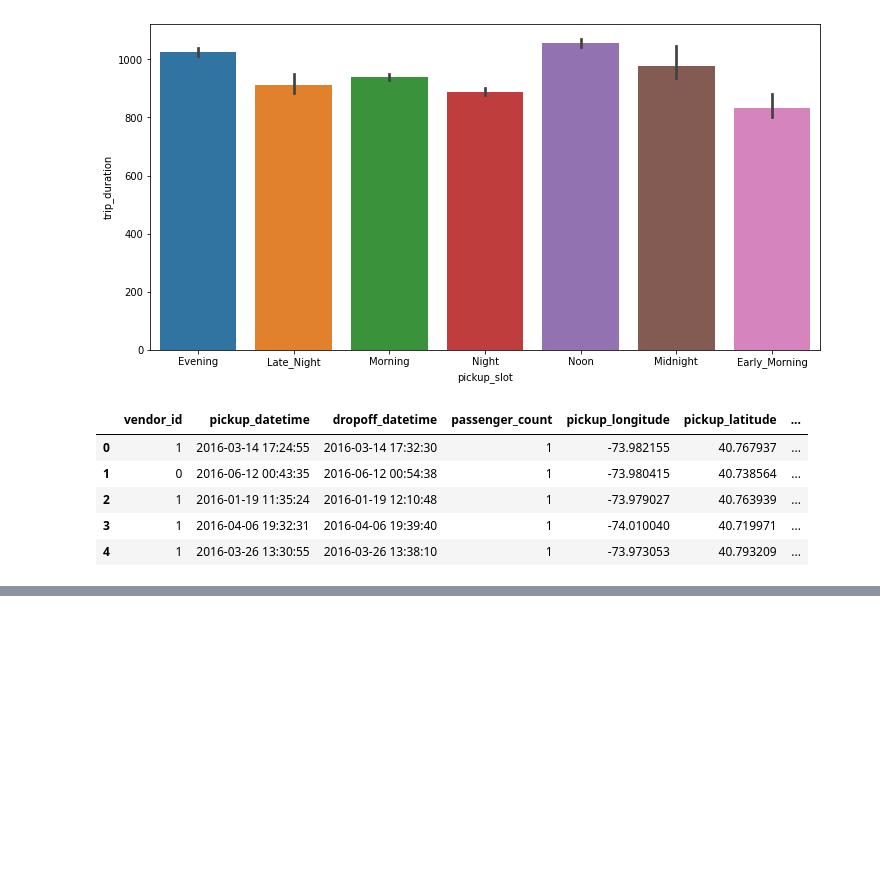
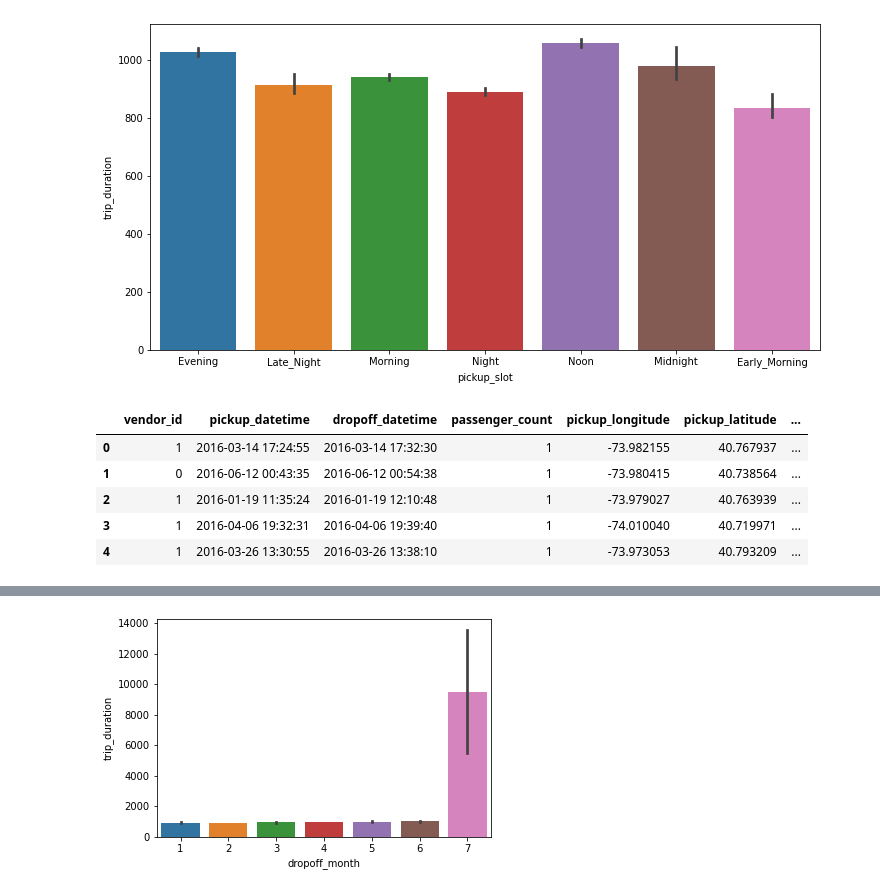
Before and after one commit to VivekJeldi/NYC-Taxi-Trip-Duration, a Jupyter notebook: Code_EDA.ipynb, the cells around one changed output, grey strips where cells are left out. Drawn from its saved outputs; the diff is of its cells as text; code cells hidden in the pictures; blank space fills up the shorter version.

```diff
--- a/Code_EDA.ipynb
+++ b/Code_EDA.ipynb
@@ -239,3 +239,22 @@ df.head()
 | 2 | 1 | 2016-01-19 11:35:24 | 2016-01-19 12:10:48 | 1 | -73.979027 | 40.763939 | ... |
 | 3 | 1 | 2016-04-06 19:32:31 | 2016-04-06 19:39:40 | 1 | -74.010040 | 40.719971 | ... |
 | 4 | 1 | 2016-03-26 13:30:55 | 2016-03-26 13:38:10 | 1 | -73.973053 | 40.793209 | ... |
+# %%
+def timeFeatures(df):
+    df['dropoff_datetime'] = pd.to_datetime(df['dropoff_datetime'])
+    df['dropoff_month'] = df['dropoff_datetime'].dt.month
+    df['dropoff_dayofweek'] = df['dropoff_datetime'].dt.dayofweek
+    df['dropoff_hour'] = df['dropoff_datetime'].dt.hour
+    df['dropoff_slot'] = np.select(
+                            [df['dropoff_hour'].between(0,3),
+                            df['dropoff_hour'].between(4,7),
+                            df['dropoff_hour'].between(8,11),
+                            df['dropoff_hour'].between(12,15),
+                            df['dropoff_hour'].between(16,18),
+                            df['dropoff_hour'].between(19,21),
+                            df['dropoff_hour'].between(22,23)],
+                            ['Late_Night','Early_Morning','Morning','Noon','Evening','Night','Midnight',]
+)
+    return df
+# %%
+df = timeFeatures(df)
@@ -241,0 +270,5 @@ df.head()
+# %%
+sns.barplot(x='dropoff_month', y='trip_duration', data=df)
+plt.show()
+# %% [output]
+[figure, added]
```
Also changed, not shown: parts of 19 cells of this notebook, 1 other file.
